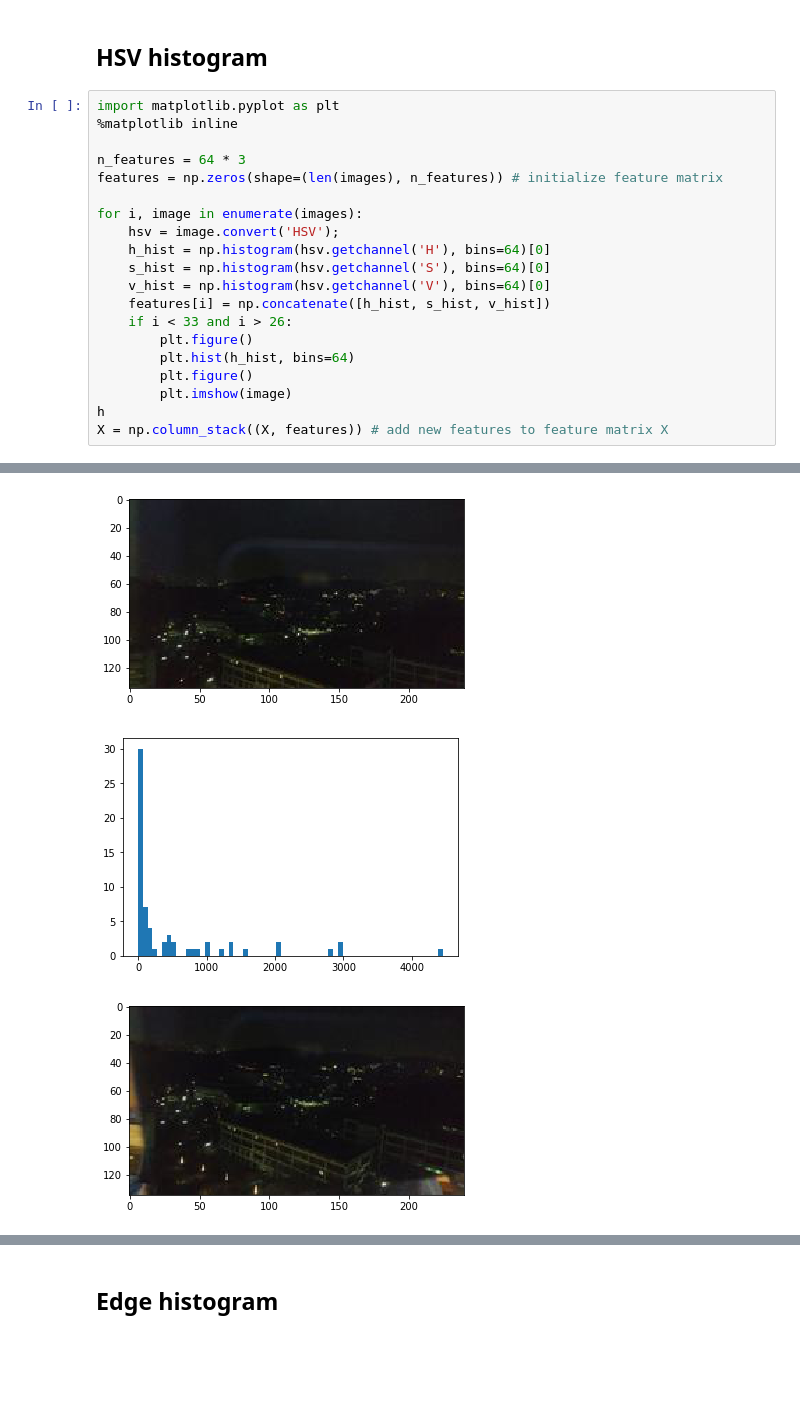
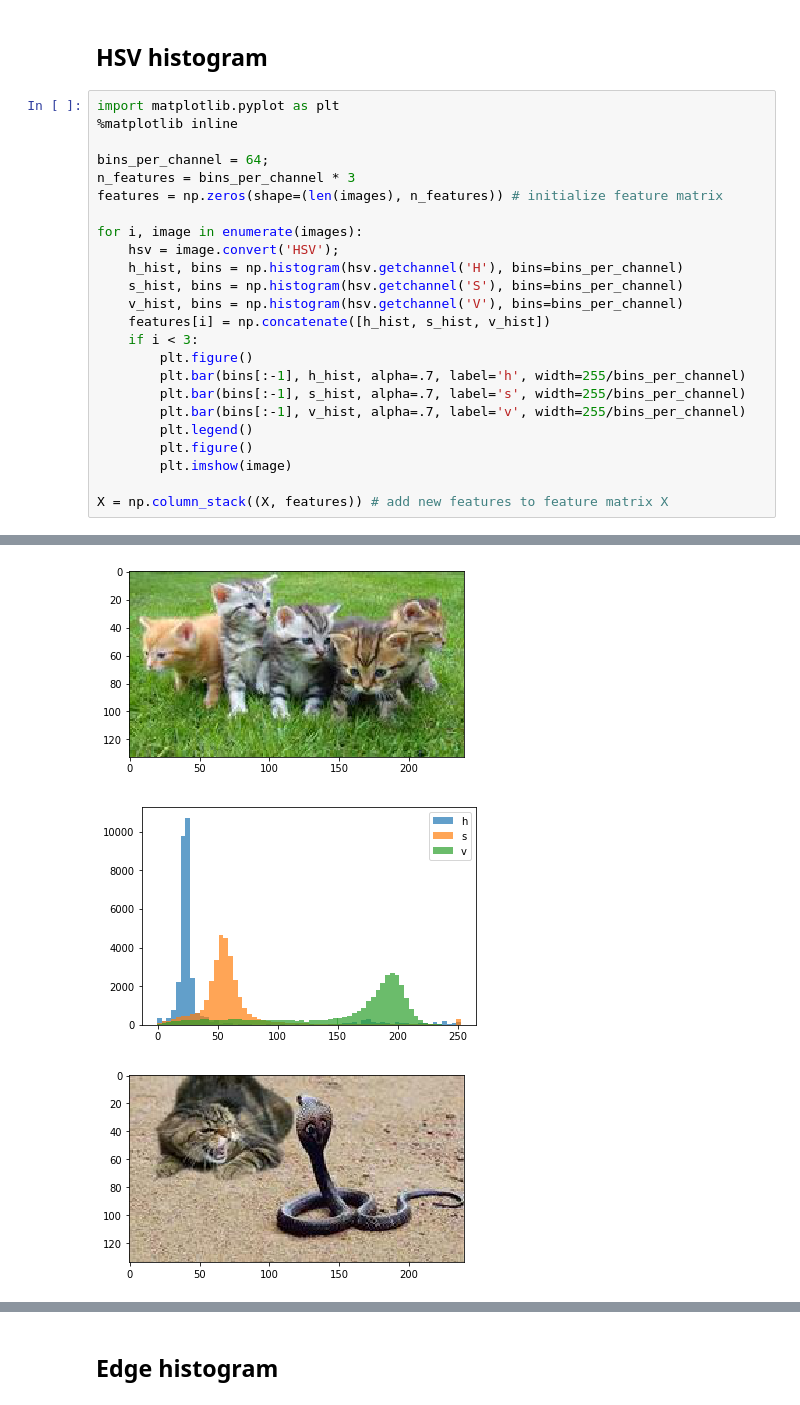
Before and after one commit to patricsteiner/image_clustering, a Jupyter notebook: intelligent_image_clustering.ipynb, the cells around one changed output, grey strips where cells are left out. Saved outputs shown, nothing was run; the diff lists cells and outputs as text; blank space fills up the shorter version.

Commit message:
add rgb features, fix histograms and custom gradient

```diff
--- a/intelligent_image_clustering.ipynb
+++ b/intelligent_image_clustering.ipynb
@@ -39,20 +39,24 @@ X.shape
 import matplotlib.pyplot as plt
 %matplotlib inline
 
-n_features = 64 * 3
+bins_per_channel = 64;
+n_features = bins_per_channel * 3
 features = np.zeros(shape=(len(images), n_features)) # initialize feature matrix
 
 for i, image in enumerate(images):
     hsv = image.convert('HSV');
-    h_hist = np.histogram(hsv.getchannel('H'), bins=64)[0]
-    s_hist = np.histogram(hsv.getchannel('S'), bins=64)[0]
-    v_hist = np.histogram(hsv.getchannel('V'), bins=64)[0]
+    h_hist, bins = np.histogram(hsv.getchannel('H'), bins=bins_per_channel)
+    s_hist, bins = np.histogram(hsv.getchannel('S'), bins=bins_per_channel)
+    v_hist, bins = np.histogram(hsv.getchannel('V'), bins=bins_per_channel)
     features[i] = np.concatenate([h_hist, s_hist, v_hist])
-    if i < 33 and i > 26:
+    if i < 3:
         plt.figure()
-        plt.hist(h_hist, bins=64)
+        plt.bar(bins[:-1], h_hist, alpha=.7, label='h', width=255/bins_per_channel)
+        plt.bar(bins[:-1], s_hist, alpha=.7, label='s', width=255/bins_per_channel)
+        plt.bar(bins[:-1], v_hist, alpha=.7, label='v', width=255/bins_per_channel)
+        plt.legend()
         plt.figure()
         plt.imshow(image)
-h
+
 X = np.column_stack((X, features)) # add new features to feature matrix X
 # %% [output]
@@ -60,3 +64,3 @@ X = np.column_stack((X, features)) # add new features to feature matrix X
-[figure, old version]
+[figure, new version]
-[figure, old version]
+[figure, new version]
-[figure, old version]
+[figure, new version]
```
Also changed, not shown: parts of 9 cells of this notebook.
